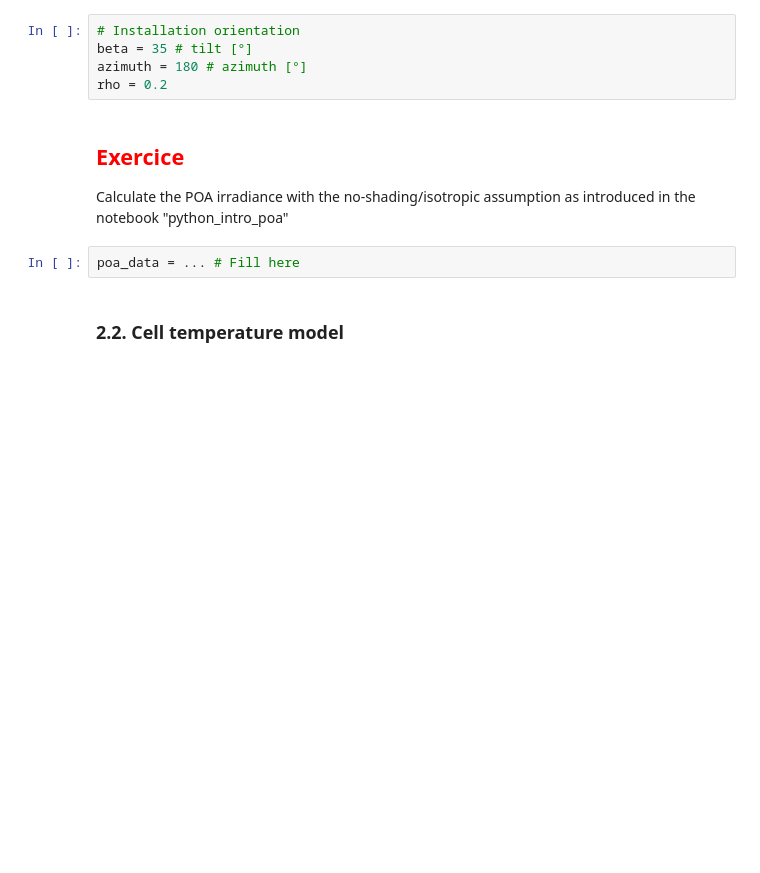
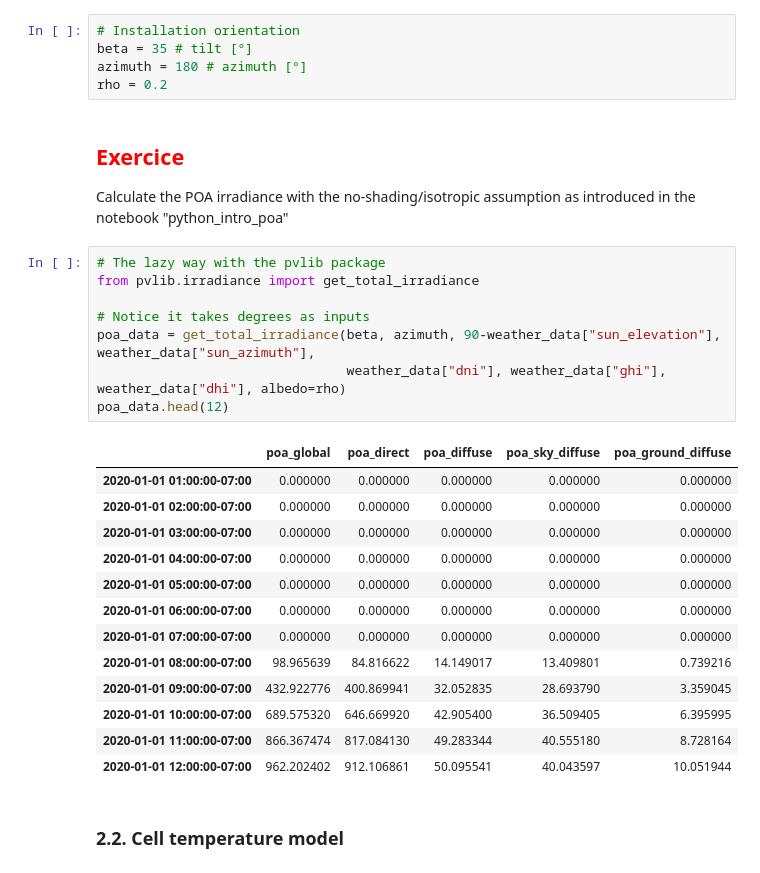
Before and after one commit to AlexandreHugoMathieu/pvfault_detection_solar_academy, a Jupyter notebook: notebooks/dc_power_estimation.ipynb, the cells around one changed output. Drawn from its saved outputs; the diff is of its cells as text; blank space fills up the shorter version.

```diff
--- a/notebooks/dc_power_estimation.ipynb
+++ b/notebooks/dc_power_estimation.ipynb
@@ -110,7 +110,27 @@ rho = 0.2
 
 Calculate the POA irradiance with the no-shading/isotropic assumption as introduced in the notebook "python_intro_poa"
 # %%
-poa_data = ... # Fill here
+# The lazy way with the pvlib package
+from pvlib.irradiance import get_total_irradiance
+
+# Notice it takes degrees as inputs
+poa_data = get_total_irradiance(beta, azimuth, 90-weather_data["sun_elevation"], weather_data["sun_azimuth"],
+                                weather_data["dni"], weather_data["ghi"], weather_data["dhi"], albedo=rho)
+poa_data.head(12)
+# %% [output]
+|  | poa_global | poa_direct | poa_diffuse | poa_sky_diffuse | poa_ground_diffuse |
+| 2020-01-01 01:00:00-07:00 | 0.000000 | 0.000000 | 0.000000 | 0.000000 | 0.000000 |
+| 2020-01-01 02:00:00-07:00 | 0.000000 | 0.000000 | 0.000000 | 0.000000 | 0.000000 |
+| 2020-01-01 03:00:00-07:00 | 0.000000 | 0.000000 | 0.000000 | 0.000000 | 0.000000 |
+| 2020-01-01 04:00:00-07:00 | 0.000000 | 0.000000 | 0.000000 | 0.000000 | 0.000000 |
+| 2020-01-01 05:00:00-07:00 | 0.000000 | 0.000000 | 0.000000 | 0.000000 | 0.000000 |
+| 2020-01-01 06:00:00-07:00 | 0.000000 | 0.000000 | 0.000000 | 0.000000 | 0.000000 |
+| 2020-01-01 07:00:00-07:00 | 0.000000 | 0.000000 | 0.000000 | 0.000000 | 0.000000 |
+| 2020-01-01 08:00:00-07:00 | 98.965639 | 84.816622 | 14.149017 | 13.409801 | 0.739216 |
+| 2020-01-01 09:00:00-07:00 | 432.922776 | 400.869941 | 32.052835 | 28.693790 | 3.359045 |
+| 2020-01-01 10:00:00-07:00 | 689.575320 | 646.669920 | 42.905400 | 36.509405 | 6.395995 |
+| 2020-01-01 11:00:00-07:00 | 866.367474 | 817.084130 | 49.283344 | 40.555180 | 8.728164 |
+| 2020-01-01 12:00:00-07:00 | 962.202402 | 912.106861 | 50.095541 | 40.043597 | 10.051944 |
 # %% [markdown]
 ### 2.2. Cell temperature model
 # %% [markdown]
```
Also changed, not shown: parts of 5 cells of this notebook.
